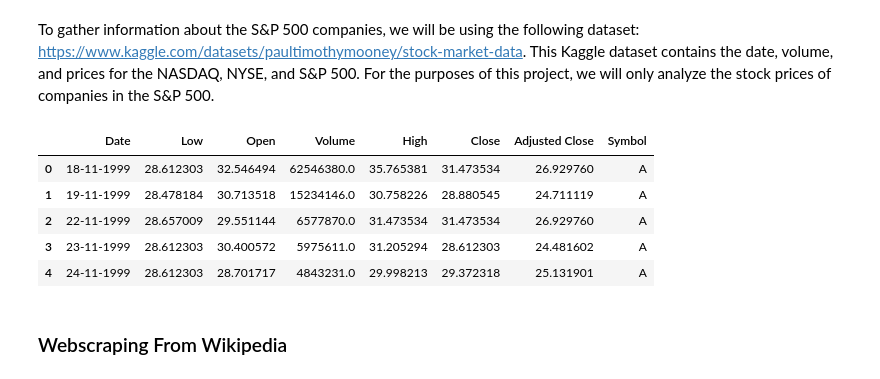
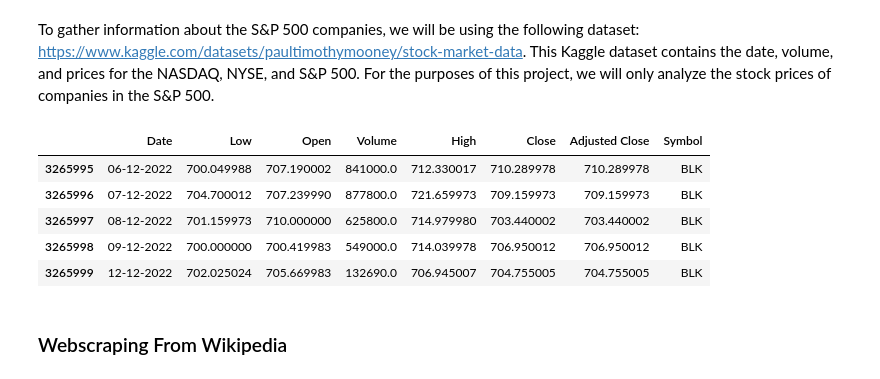
Before and after one commit to melvinrajendran/SP500-Stock-Price-Analysis, a Jupyter notebook: SP500StockPriceAnalysis.ipynb, the cells around one changed output. Cells and saved outputs as stored; diff of their text form; code cells hidden in the pictures.

```diff
--- a/SP500StockPriceAnalysis.ipynb
+++ b/SP500StockPriceAnalysis.ipynb
@@ -37,37 +37,37 @@ To gather information about the S&P 500 companies, we will be using the followin
 # %%
 # Initialize an empty data frame to store the stock price data
 price_data = pd.DataFrame()
 
 # Initialize the path to the folder containing the data
 folder_path = 'sp500-data'
 
 # Iterate across each file in the folder by name
 for file_name in os.listdir(folder_path):
 
     # Check if the current file is a CSV file
     if file_name.endswith('.csv'):
 
         # Read the current file into a temporary data frame
         temp = pd.read_csv(os.path.join(folder_path, file_name))
 
         # Extract the symbol from the current file's name
         symbol = file_name[0:-4]
 
         # Store the symbol in a new column in the temporary data frame
         temp['Symbol'] = symbol
 
         # Concatenate the accumulating and temporary data frames
         price_data = pd.concat([price_data, temp], ignore_index = True)
 
-# Print the first five rows of the price data frame
-price_data.head()
+# Print the last five rows of the price data frame
+price_data.tail()
 # %% [output]
 |  | Date | Low | Open | Volume | High | Close | Adjusted Close | Symbol |
-| 0 | 18-11-1999 | 28.612303 | 32.546494 | 62546380.0 | 35.765381 | 31.473534 | 26.929760 | A |
-| 1 | 19-11-1999 | 28.478184 | 30.713518 | 15234146.0 | 30.758226 | 28.880545 | 24.711119 | A |
-| 2 | 22-11-1999 | 28.657009 | 29.551144 | 6577870.0 | 31.473534 | 31.473534 | 26.929760 | A |
-| 3 | 23-11-1999 | 28.612303 | 30.400572 | 5975611.0 | 31.205294 | 28.612303 | 24.481602 | A |
-| 4 | 24-11-1999 | 28.612303 | 28.701717 | 4843231.0 | 29.998213 | 29.372318 | 25.131901 | A |
+| 3265995 | 06-12-2022 | 700.049988 | 707.190002 | 841000.0 | 712.330017 | 710.289978 | 710.289978 | BLK |
+| 3265996 | 07-12-2022 | 704.700012 | 707.239990 | 877800.0 | 721.659973 | 709.159973 | 709.159973 | BLK |
+| 3265997 | 08-12-2022 | 701.159973 | 710.000000 | 625800.0 | 714.979980 | 703.440002 | 703.440002 | BLK |
+| 3265998 | 09-12-2022 | 700.000000 | 700.419983 | 549000.0 | 714.039978 | 706.950012 | 706.950012 | BLK |
+| 3265999 | 12-12-2022 | 702.025024 | 705.669983 | 132690.0 | 706.945007 | 704.755005 | 704.755005 | BLK |
 # %% [markdown]
 ### Webscraping From Wikipedia
 # %% [markdown]
```
Also changed, not shown: parts of 9 cells of this notebook.
